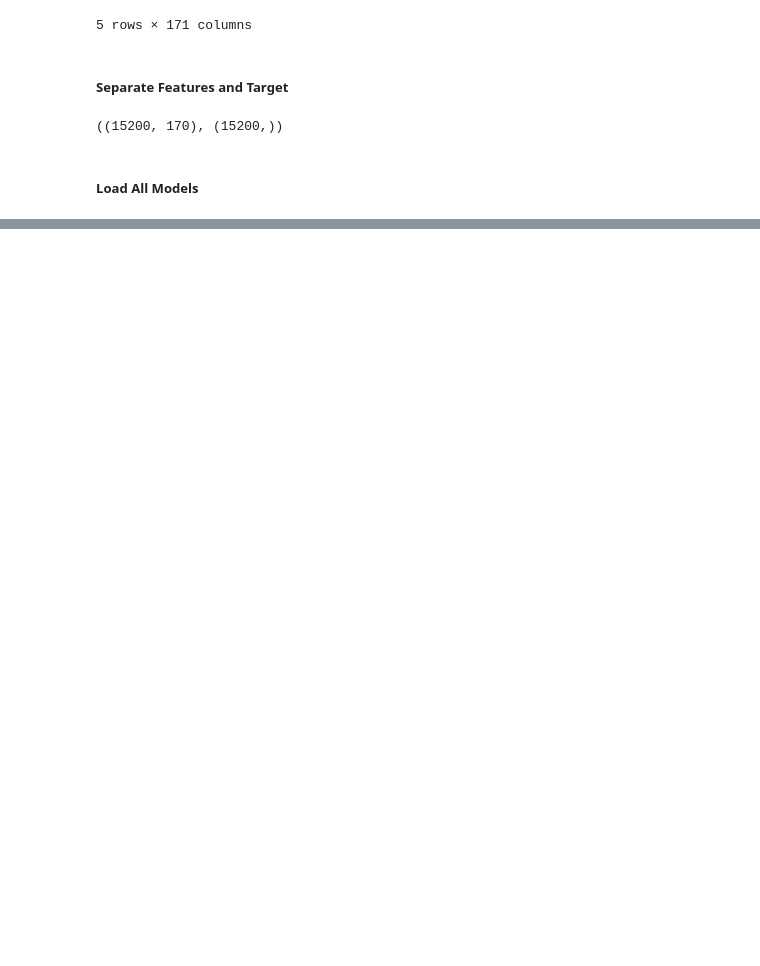
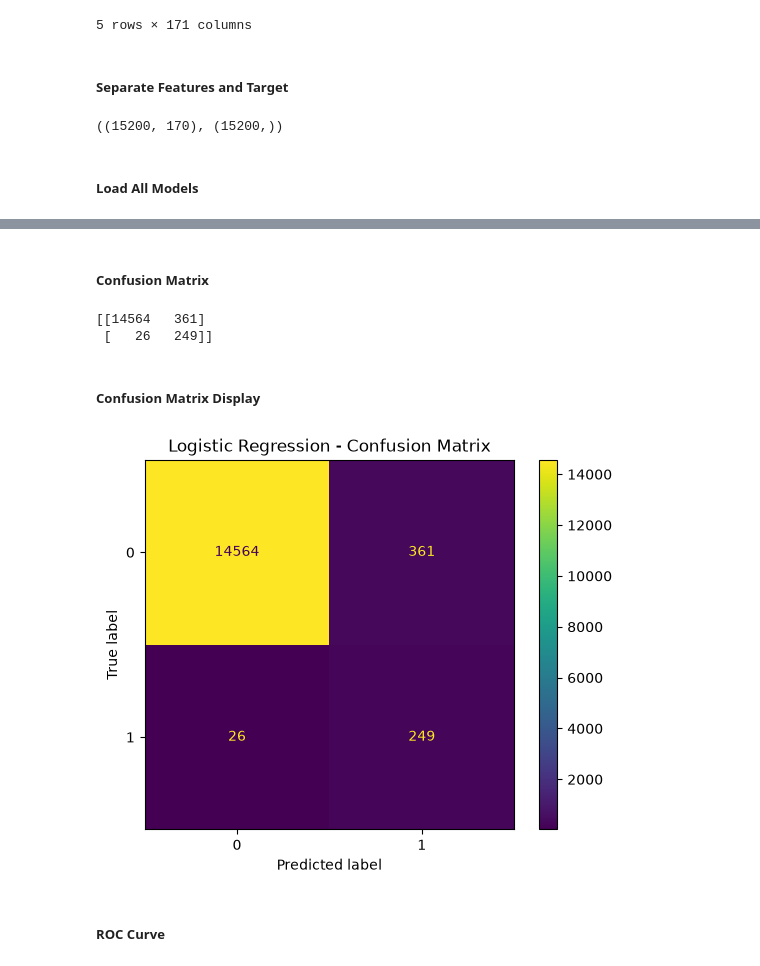
Before and after one commit to Rupesh-Mane/air-pressure-system-failure-prediction, a Jupyter notebook: notebooks/05_model_evaluation.ipynb, the cells around one changed output, grey strips where cells are left out. Cells and saved outputs as stored; diff of their text form; code cells hidden in the pictures; blank space fills up the shorter version.

Commit message:
Logistic regression evaluation

```diff
--- a/notebooks/05_model_evaluation.ipynb
+++ b/notebooks/05_model_evaluation.ipynb
@@ -76,0 +79,2 @@ with open("../artifacts/xgboost.pkl", "rb") as file:
+# %%
+logistic_predictions = logistic_model.predict(x_test)
@@ -76,0 +126,25 @@ with open("../artifacts/xgboost.pkl", "rb") as file:
+# %% [markdown]
+##### Confusion Matrix
+# %%
+logistic_cm = confusion_matrix(y_test,logistic_predictions)
+
+print(logistic_cm)
+# %% [output]
+[[14564   361]
+ [   26   249]]
+# %% [markdown]
+##### Confusion Matrix Display
+# %%
+cm = confusion_matrix(y_test, logistic_predictions)
+
+disp = ConfusionMatrixDisplay(confusion_matrix=cm)
+
+disp.plot()
+
+plt.title("Logistic Regression - Confusion Matrix")
+
+plt.show()
+# %% [output]
+[figure, added]
+# %% [markdown]
+##### ROC Curve
```
Also changed, not shown: parts of 16 cells of this notebook.
